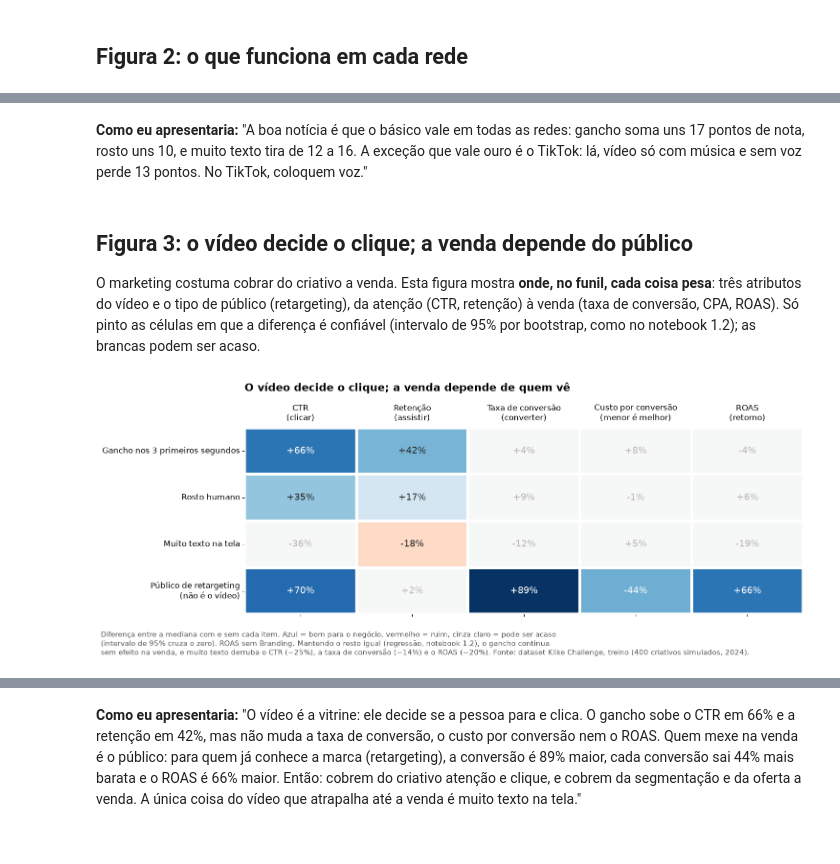
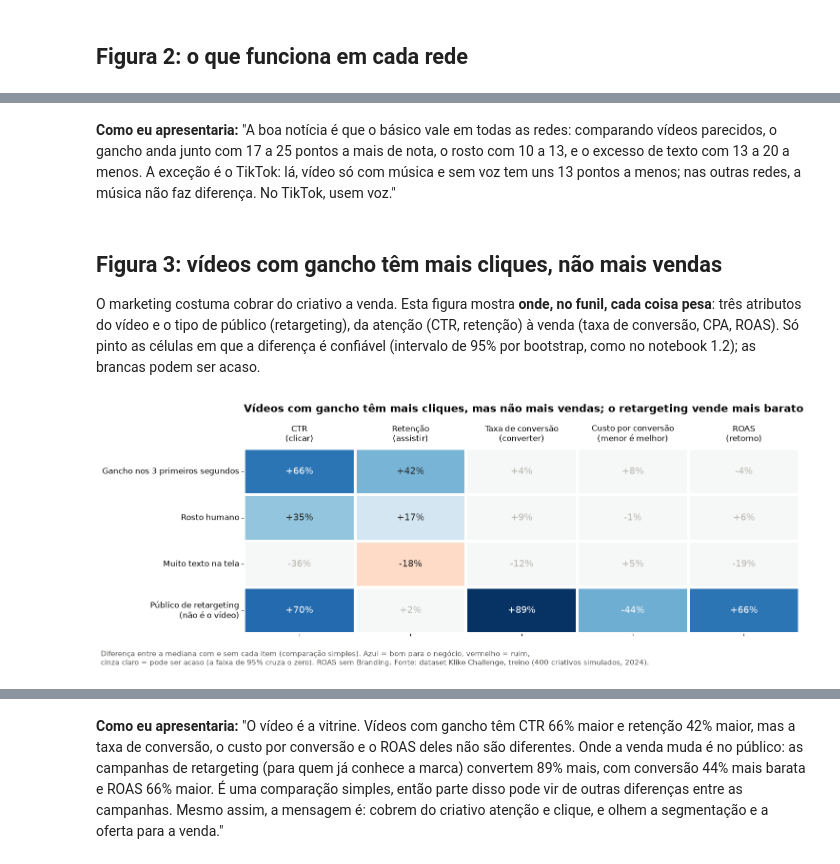
Before and after one commit to 0tomz/2-fase-ps-klike-tomaz, a Jupyter notebook: notebooks/parte1/1_4_visualizacoes_marketing.ipynb, the cells around one changed output, grey strips where cells are left out. Cells and saved outputs as stored; diff of their text form; code cells hidden in the pictures.

```diff
--- a/notebooks/parte1/1_4_visualizacoes_marketing.ipynb
+++ b/notebooks/parte1/1_4_visualizacoes_marketing.ipynb
@@ -98,28 +99,2 @@ plt.show()
 # %% [markdown]
 ## Figura 2: o que funciona em cada rede
-# %%
-pontos, contagem = {}, {}
-for plataforma in PLATAFORMAS:
-    parte = reais[reais["platform"] == plataforma]
-    for rotulo, coluna in ATRIBUTOS.items():
-        com, sem = parte.loc[parte[coluna] == True, "klike_score"], parte.loc[parte[coluna] == False, "klike_score"]
-        pontos[(rotulo, plataforma)] = com.median() - sem.median()
-        contagem[(rotulo, plataforma)] = min(com.notna().sum(), sem.notna().sum())
-pontos = pd.Series(pontos).unstack()[PLATAFORMAS].loc[list(ATRIBUTOS)]
-contagem = pd.Series(contagem).unstack()[PLATAFORMAS].loc[list(ATRIBUTOS)]
-
-fig, ax = plt.subplots(figsize=(11, 6))
-sns.heatmap(pontos, annot=pontos.map(lambda v: f"{v:+.1f}"), fmt="", cmap="RdBu", center=0, vmin=-20, vmax=20,
-            cbar=False, ax=ax, linewidths=3, linecolor="white", annot_kws={"fontsize": 13})
-ax.set_xticklabels([f"{p}\n({(reais['platform'] == p).sum()} criativos)" for p in PLATAFORMAS], rotation=0, fontsize=12)
-for rotulo_x, plataforma in zip(ax.get_xticklabels(), PLATAFORMAS):
-    rotulo_x.set_color(CORES_PLATAFORMA[plataforma])
-    rotulo_x.set_fontweight("bold")
-ax.set_ylabel("")
-ax.set_title("Gancho e rosto sobem a nota nas três redes; muito texto derruba nas três", fontsize=15)
-rodape(fig, "Pontos de klike_score: mediana com − mediana sem o atributo, dentro de cada rede. Azul = sobe, vermelho = desce.\n"
-            "Mantendo o resto igual (regressão, notebook 1.3), vídeo só com música e sem voz perde 13 pontos no TikTok.")
-plt.tight_layout()
-fig.savefig(PASTA_FIGURAS / "fig2_o_que_funciona_em_cada_rede.png", dpi=150, bbox_inches="tight")
-plt.show()
-print("Menor grupo de cada célula:", int(contagem.min().min()), "criativos")
@@ -129,7 +157,7 @@ Menor grupo de cada célula: 16 criativos
 # %% [markdown]
-**Como eu apresentaria:** "A boa notícia é que o básico vale em todas as redes: gancho soma uns 17 pontos de nota, rosto uns 10, e muito texto tira de 12 a 16. A exceção que vale ouro é o TikTok: lá, vídeo só com música e sem voz perde 13 pontos. No TikTok, coloquem voz."
+**Como eu apresentaria:** "A boa notícia é que o básico vale em todas as redes: comparando vídeos parecidos, o gancho anda junto com 17 a 25 pontos a mais de nota, o rosto com 10 a 13, e o excesso de texto com 13 a 20 a menos. A exceção é o TikTok: lá, vídeo só com música e sem voz tem uns 13 pontos a menos; nas outras redes, a música não faz diferença. No TikTok, usem voz."
 # %% [markdown]
-## Figura 3: o vídeo decide o clique; a venda depende do público
+## Figura 3: vídeos com gancho têm mais cliques, não mais vendas
 
 O marketing costuma cobrar do criativo a venda. Esta figura mostra **onde, no funil, cada coisa pesa**: três atributos do vídeo e o tipo de público (retargeting), da atenção (CTR, retenção) à venda (taxa de conversão, CPA, ROAS). Só pinto as células em que a diferença é confiável (intervalo de 95% por bootstrap, como no notebook 1.2); as brancas podem ser acaso.
 # %%
@@ -149,45 +177,44 @@ reais.loc[reais["category"] == "Branding", "roas"] = np.nan  # ROAS não se apli
 LINHAS_FUNIL = {"Gancho nos 3 primeiros segundos": "has_hook", "Rosto humano": "has_face",
                 "Muito texto na tela": "muito_texto", "Público de retargeting\n(não é o vídeo)": "is_retargeting"}
 COLUNAS_FUNIL = {"ctr": "CTR\n(clicar)", "retencao": "Retenção\n(assistir)", "taxa_conversao": "Taxa de conversão\n(converter)",
                  "cpa": "Custo por conversão\n(menor é melhor)", "roas": "ROAS\n(retorno)"}
 valores, confiavel = {}, {}
 for rotulo, coluna in LINHAS_FUNIL.items():
     for metrica, nome in COLUNAS_FUNIL.items():
         valores[(rotulo, nome)], confiavel[(rotulo, nome)] = diferenca_com_intervalo(reais, coluna, metrica)
 valores = pd.Series(valores).unstack().loc[list(LINHAS_FUNIL), list(COLUNAS_FUNIL.values())]
 confiavel = pd.Series(confiavel).unstack().loc[list(LINHAS_FUNIL), list(COLUNAS_FUNIL.values())]
 # Cor: azul = bom para o negócio (no custo por conversão, cair é bom); branco = pode ser acaso
 bom = valores.copy()
 bom[COLUNAS_FUNIL["cpa"]] *= -1
 cor = bom.where(confiavel, 0)
 
 fig, ax = plt.subplots(figsize=(15, 5.2))
 sns.heatmap(cor, annot=valores.map(lambda v: f"{v:+.0f}%"), fmt="", cmap="RdBu", center=0, vmin=-90, vmax=90, cbar=False, ax=ax,
             linewidths=3, linecolor="white", annot_kws={"fontsize": 14})
 for texto, ok in zip(ax.texts, confiavel.to_numpy().flat):
     if not ok:
         texto.set_color(CINZA_CLARO)
 ax.tick_params(axis="x", labeltop=True, labelbottom=False, rotation=0, labelsize=12)
 ax.tick_params(axis="y", rotation=0, labelsize=12)
 ax.set_xlabel("")
 ax.set_ylabel("")
-ax.set_title("O vídeo decide o clique; a venda depende de quem vê", fontsize=16, pad=55)
-rodape(fig, "Diferença entre a mediana com e sem cada item. Azul = bom para o negócio, vermelho = ruim, cinza claro = pode ser acaso\n"
-            "(intervalo de 95% cruza o zero). ROAS sem Branding. Mantendo o resto igual (regressão, notebook 1.2), o gancho continua\n"
-            "sem efeito na venda, e muito texto derruba o CTR (−25%), a taxa de conversão (−14%) e o ROAS (−20%).")
+ax.set_title("Vídeos com gancho têm mais cliques, mas não mais vendas; o retargeting vende mais barato", fontsize=16, pad=55)
+rodape(fig, "Diferença entre a mediana com e sem cada item (comparação simples). Azul = bom para o negócio, vermelho = ruim,\n"
+            "cinza claro = pode ser acaso (a faixa de 95% cruza o zero). ROAS sem Branding.")
 plt.tight_layout()
 fig.savefig(PASTA_FIGURAS / "fig3_o_video_decide_o_clique.png", dpi=150, bbox_inches="tight")
 plt.show()
 valores.round(0)
 # %% [output]
-[figure, old version]
+[figure, new version]
 |  | CTR\n(clicar) | Retenção\n(assistir) | Taxa de conversão\n(converter) | Custo por conversão\n(menor é mel... | ROAS\n(retorno) |
 | Gancho nos 3 primeiros segundos | 66.0 | 42.0 | 4.0 | 8.0 | -4.0 |
 | Rosto humano | 35.0 | 17.0 | 9.0 | -1.0 | 6.0 |
 | Muito texto na tela | -36.0 | -18.0 | -12.0 | 5.0 | -19.0 |
 | Público de retargeting\n(não é o ... | 70.0 | 2.0 | 89.0 | -44.0 | 66.0 |
 # %% [markdown]
-**Como eu apresentaria:** "O vídeo é a vitrine: ele decide se a pessoa para e clica. O gancho sobe o CTR em 66% e a retenção em 42%, mas não muda a taxa de conversão, o custo por conversão nem o ROAS. Quem mexe na venda é o público: para quem já conhece a marca (retargeting), a conversão é 89% maior, cada conversão sai 44% mais barata e o ROAS é 66% maior. Então: cobrem do criativo atenção e clique, e cobrem da segmentação e da oferta a venda. A única coisa do vídeo que atrapalha até a venda é muito texto na tela."
+**Como eu apresentaria:** "O vídeo é a vitrine. Vídeos com gancho têm CTR 66% maior e retenção 42% maior, mas a taxa de conversão, o custo por conversão e o ROAS deles não são diferentes. Onde a venda muda é no público: as campanhas de retargeting (para quem já conhece a marca) convertem 89% mais, com conversão 44% mais barata e ROAS 66% maior. É uma comparação simples, então parte disso pode vir de outras diferenças entre as campanhas. Mesmo assim, a mensagem é: cobrem do criativo atenção e clique, e olhem a segmentação e a oferta para a venda."
 # %% [markdown]
 ## Resposta à pergunta 1.4
 
```
Also changed, not shown: parts of 7 cells of this notebook, 18 other files.
